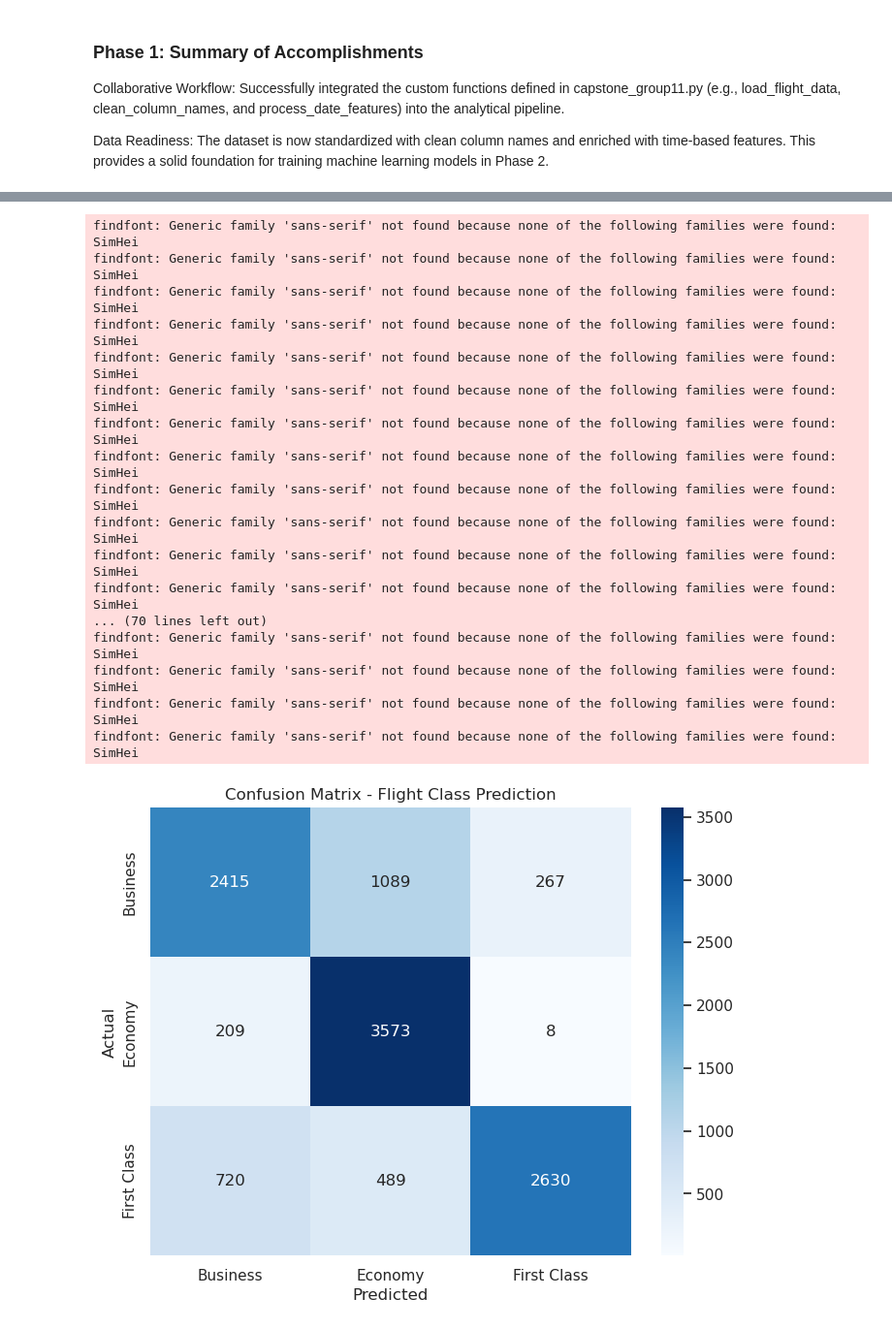
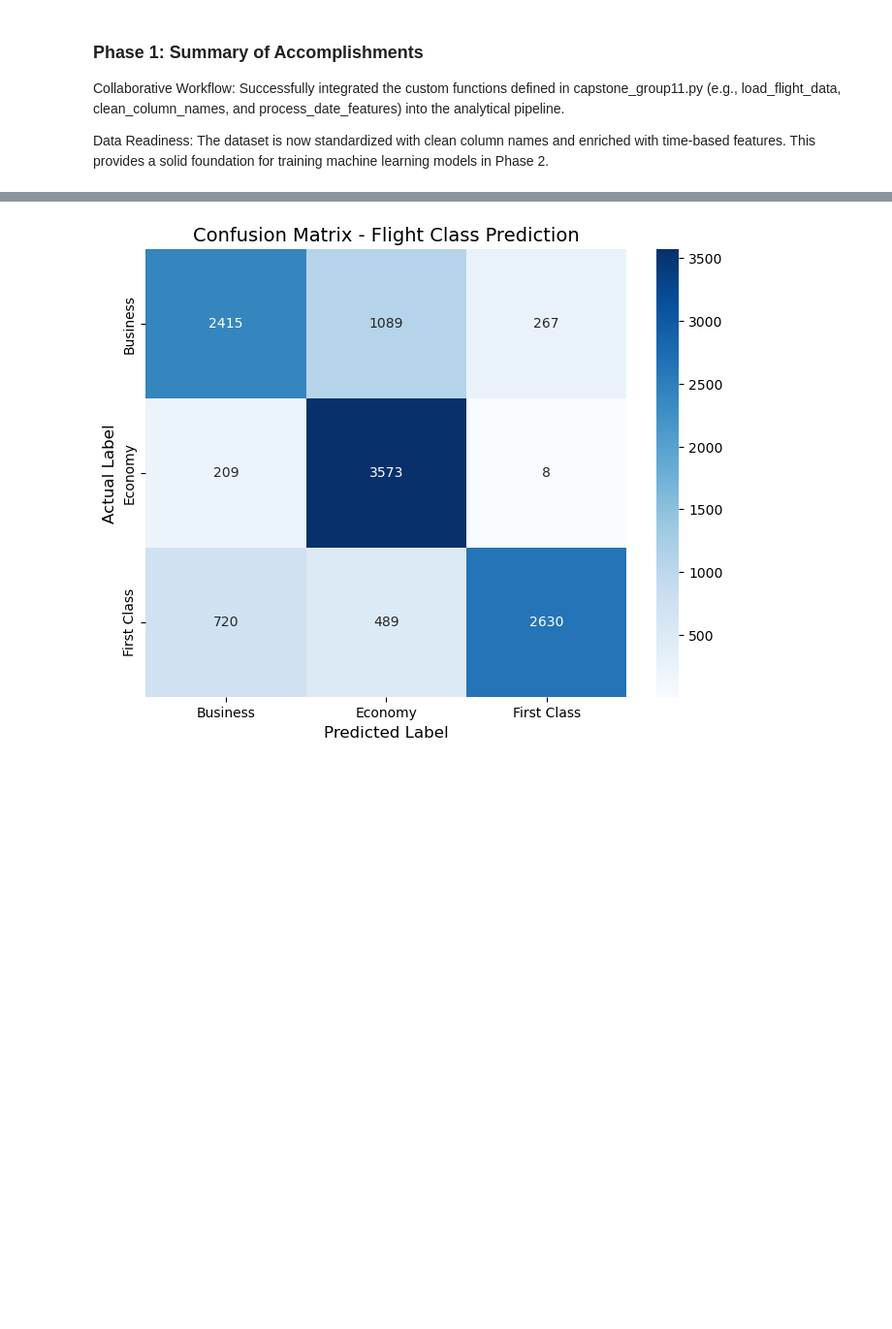
Before and after one commit to zhuxingke6-cpu/Capstone-Project, a Jupyter notebook: capstone_group11 .ipynb, the cells around one changed output, grey strips where cells are left out. Shown at 97% size. Cells and saved outputs as stored; diff of their text form; code cells hidden in the pictures; blank space fills up the shorter version.

```diff
--- a/capstone_group11 .ipynb
+++ b/capstone_group11 .ipynb
@@ -347,27 +318,46 @@ findfont: Generic family 'sans-serif' not found because none of the following fa
 # %%
 # --- Phase 2: Predictive Modeling (Classification) ---
-# Goal: Classify flight class ('Economy' vs 'Business' etc.)
+# Goal: Predict the flight cabin class (e.g., 'Economy' vs 'Business')
 
-# 1. 准备数据
-# 注意：这里 target_col 是 'class'
-X_train_clf, X_test_clf, y_train_clf, y_test_clf = capstone_group11.prepare_data_for_model(df_final, target_col='class', task='classification')
+# 1. Data Preparation
+# Note: Here, the target_col is set to 'class' for classification
+X_train_clf, X_test_clf, y_train_clf, y_test_clf = capstone_group11.prepare_data_for_model(
+    df_final,
+    target_col='class',
+    task='classification'
+)
 
-# 2. 训练模型
+# 2. Model Training
+# This returns the trained Decision Tree model and the resulting Confusion Matrix
 dt_model, cm = capstone_group11.train_classification_model(X_train_clf, X_test_clf, y_train_clf, y_test_clf)
 
-# 3. 可视化混淆矩阵
+# 3. Visualize the Confusion Matrix
 import seaborn as sns
+import matplotlib.pyplot as plt
+
 plt.figure(figsize=(8, 6))
-sns.heatmap(cm, annot=True, fmt='d', cmap='Blues', xticklabels=dt_model.classes_, yticklabels=dt_model.classes_)
-plt.title('Confusion Matrix - Flight Class Prediction')
-plt.xlabel('Predicted')
-plt.ylabel('Actual')
+# 'annot=True' shows the counts, 'fmt=d' ensures they are displayed as integers
+sns.heatmap(cm, annot=True, fmt='d', cmap='Blues',
+            xticklabels=dt_model.classes_,
+            yticklabels=dt_model.classes_)
+
+plt.title('Confusion Matrix - Flight Class Prediction', fontsize=14)
+plt.xlabel('Predicted Label', fontsize=12)
+plt.ylabel('Actual Label', fontsize=12)
 plt.show()
 
-# 4. 可视化决策树 (树的一部分)
+# 4. Visualize the Decision Tree (Partial view for clarity)
 from sklearn.tree import plot_tree
+
 plt.figure(figsize=(20, 10))
-plot_tree(dt_model, feature_names=list(X_train_clf.columns), class_names=list(dt_model.classes_), filled=True, max_depth=3, fontsize=10)
-plt.title('Decision Tree Visualization (Top 3 Levels)')
+# 'max_depth=3' limits the tree size to keep the visualization readable
+plot_tree(dt_model,
+          feature_names=list(X_train_clf.columns),
+          class_names=list(dt_model.classes_),
+          filled=True,
+          max_depth=3,
+          fontsize=10)
+
+plt.title('Decision Tree Visualization (Top 3 Levels)', fontsize=16)
 plt.show()
 # %% [output]
@@ -375,29 +365,12 @@ Data prepared for classification. Feature shape: (57000, 74)
 Decision Tree Accuracy: 0.7560
 Classification Report:
                precision    recall  f1-score   support
 
     Business       0.72      0.64      0.68      3771
      Economy       0.69      0.94      0.80      3790
  First Class       0.91      0.69      0.78      3839
 
     accuracy                           0.76     11400
    macro avg       0.77      0.76      0.75     11400
 weighted avg       0.77      0.76      0.75     11400
-findfont: Generic family 'sans-serif' not found because none of the following families were found: SimHei
-findfont: Generic family 'sans-serif' not found because none of the following families were found: SimHei
-findfont: Generic family 'sans-serif' not found because none of the following families were found: SimHei
-findfont: Generic family 'sans-serif' not found because none of the following families were found: SimHei
-findfont: Generic family 'sans-serif' not found because none of the following families were found: SimHei
-findfont: Generic family 'sans-serif' not found because none of the following families were found: SimHei
-findfont: Generic family 'sans-serif' not found because none of the following families were found: SimHei
-findfont: Generic family 'sans-serif' not found because none of the following families were found: SimHei
-findfont: Generic family 'sans-serif' not found because none of the following families were found: SimHei
-findfont: Generic family 'sans-serif' not found because none of the following families were found: SimHei
-findfont: Generic family 'sans-serif' not found because none of the following families were found: SimHei
-findfont: Generic family 'sans-serif' not found because none of the following families were found: SimHei
-... (70 lines left out)
-findfont: Generic family 'sans-serif' not found because none of the following families were found: SimHei
-findfont: Generic family 'sans-serif' not found because none of the following families were found: SimHei
-findfont: Generic family 'sans-serif' not found because none of the following families were found: SimHei
-findfont: Generic family 'sans-serif' not found because none of the following families were found: SimHei
-[figure, old version]
+[figure, new version]
```
Also changed, not shown: parts of 10 cells of this notebook, 1 other file.
